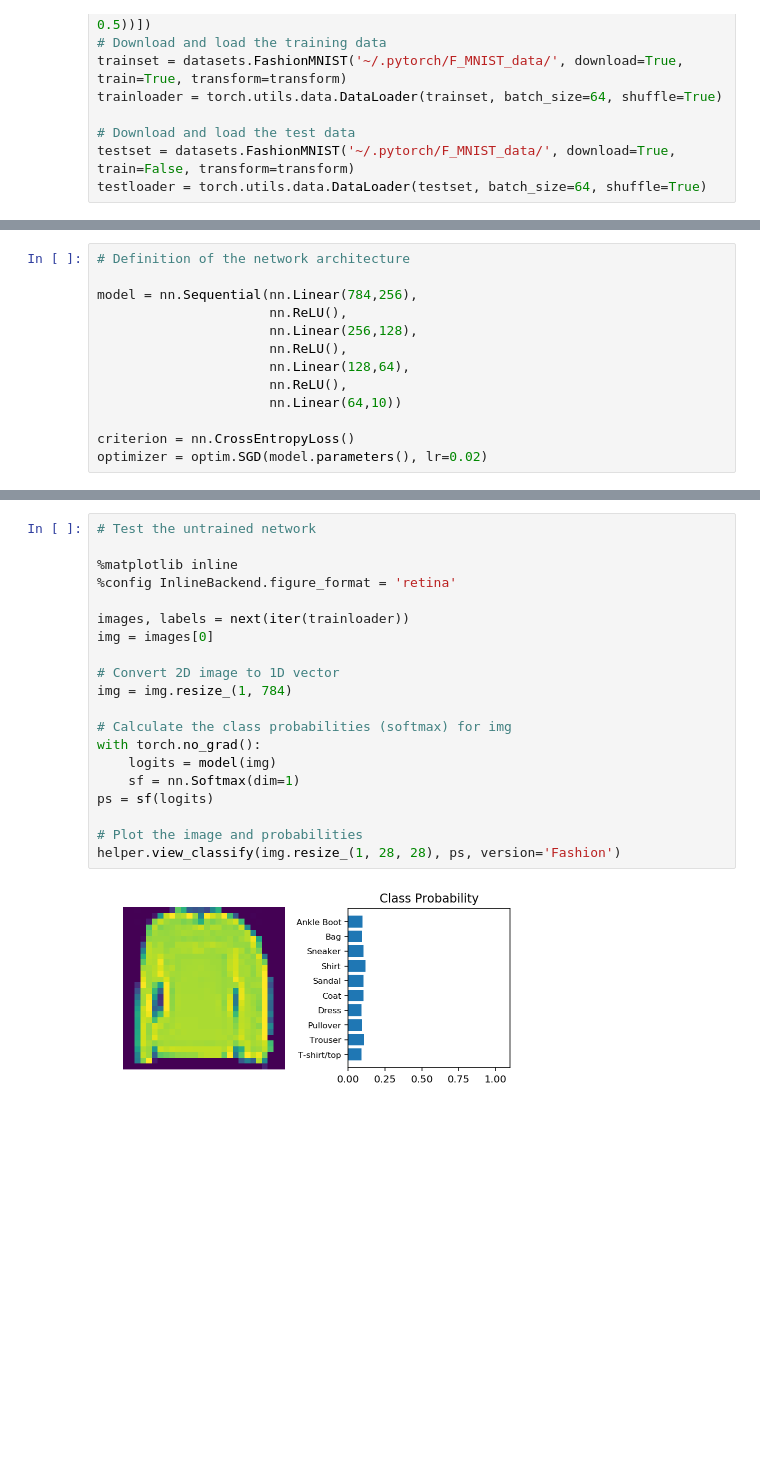
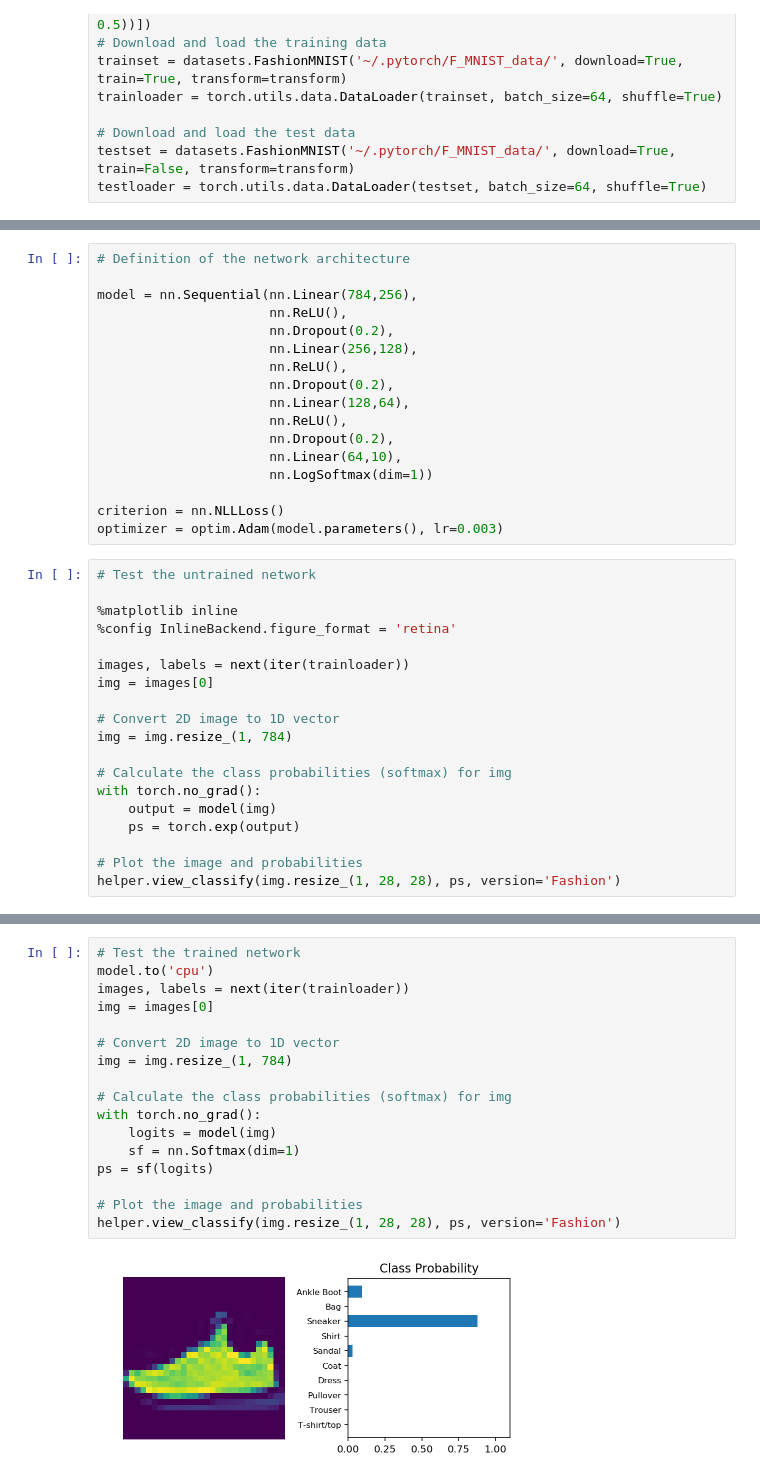
Before and after one commit to Ciopec/Fashion-MNIST, a Jupyter notebook: Fashion-MNIST-Classifier.ipynb, the cells around one changed output, grey strips where cells are left out. Cells and saved outputs as stored; diff of their text form; blank space fills up the shorter version.

Commit message:
Added Dropout to the Network, changed the Criterion and Optimizer, added validation pass, moved training to Cuda

```diff
--- a/Fashion-MNIST-Classifier.ipynb
+++ b/Fashion-MNIST-Classifier.ipynb
@@ -30,11 +32,34 @@ helper.imshow(image[0,:]);
 
 model = nn.Sequential(nn.Linear(784,256),
                       nn.ReLU(),
+                      nn.Dropout(0.2),
                       nn.Linear(256,128),
                       nn.ReLU(),
+                      nn.Dropout(0.2),
                       nn.Linear(128,64),
                       nn.ReLU(),
-                      nn.Linear(64,10))
+                      nn.Dropout(0.2),
+                      nn.Linear(64,10),
+                      nn.LogSoftmax(dim=1))
 
-criterion = nn.CrossEntropyLoss()
-optimizer = optim.SGD(model.parameters(), lr=0.02)
+criterion = nn.NLLLoss()
+optimizer = optim.Adam(model.parameters(), lr=0.003)
+# %%
+# Test the untrained network
+
+%matplotlib inline
+%config InlineBackend.figure_format = 'retina'
+
+images, labels = next(iter(trainloader))
+img = images[0]
+
+# Convert 2D image to 1D vector
+img = img.resize_(1, 784)
+
+# Calculate the class probabilities (softmax) for img
+with torch.no_grad():
+    output = model(img)
+    ps = torch.exp(output)
+
+# Plot the image and probabilities
+helper.view_classify(img.resize_(1, 28, 28), ps, version='Fashion')
@@ -41,22 +117,19 @@ optimizer = optim.SGD(model.parameters(), lr=0.02)
 # %%
-# Test the untrained network
-
-%matplotlib inline
-%config InlineBackend.figure_format = 'retina'
-
+# Test the trained network
+model.to('cpu')
 images, labels = next(iter(trainloader))
 img = images[0]
 
 # Convert 2D image to 1D vector
 img = img.resize_(1, 784)
 
 # Calculate the class probabilities (softmax) for img
 with torch.no_grad():
     logits = model(img)
     sf = nn.Softmax(dim=1)
 ps = sf(logits)
 
 # Plot the image and probabilities
 helper.view_classify(img.resize_(1, 28, 28), ps, version='Fashion')
 # %% [output]
-[figure, old version]
+[figure, new version]
```
Also changed, not shown: parts of 6 cells of this notebook.
